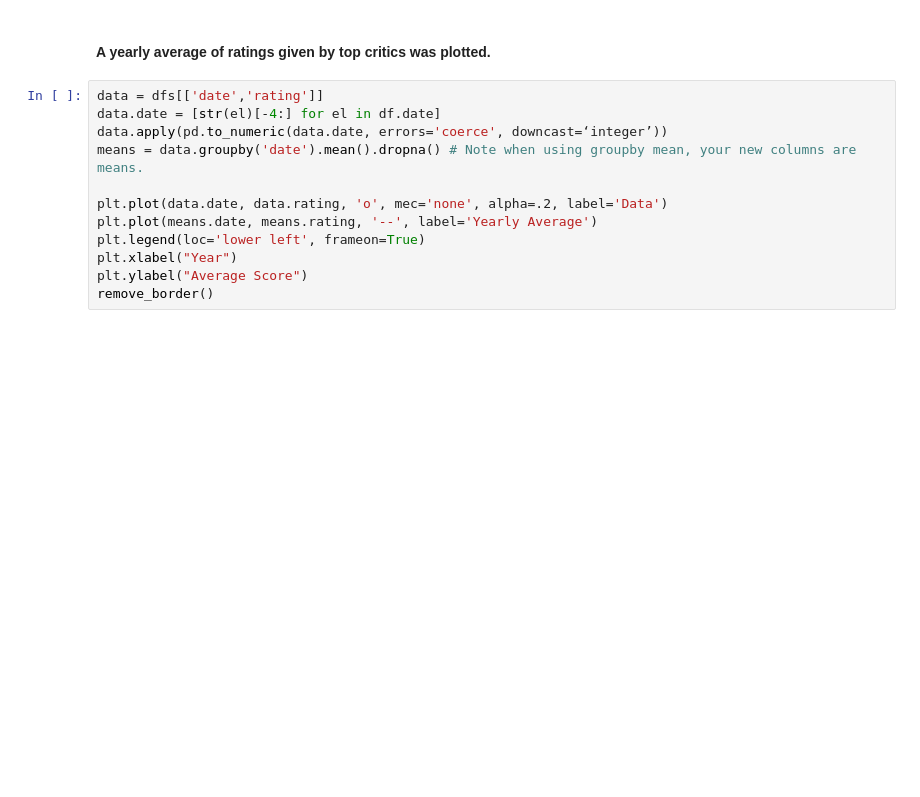
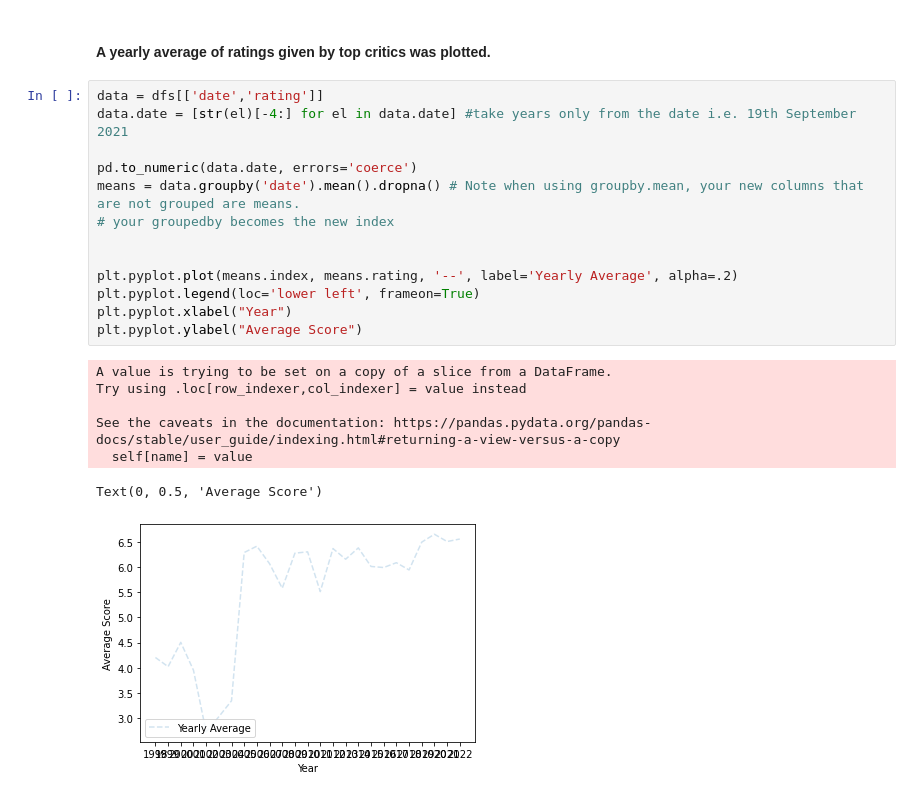
Before and after one commit to davidaristotle2012/Data_Science_Projects, a Jupyter notebook: IMDB_NaiveBayes/Data_Exploration.ipynb, the cells around one changed output. Cells and saved outputs as stored; diff of their text form; blank space fills up the shorter version.

```diff
--- a/IMDB_NaiveBayes/Data_Exploration.ipynb
+++ b/IMDB_NaiveBayes/Data_Exploration.ipynb
@@ -75,13 +151,22 @@ histo_details()
 #### A yearly average of ratings given by top critics was plotted.
 # %%
 data = dfs[['date','rating']]
-data.date = [str(el)[-4:] for el in df.date]
-data.apply(pd.to_numeric(data.date, errors='coerce', downcast=‘integer’))
-means = data.groupby('date').mean().dropna() # Note when using groupby mean, your new columns are means.
+data.date = [str(el)[-4:] for el in data.date] #take years only from the date i.e. 19th September 2021
 
-plt.plot(data.date, data.rating, 'o', mec='none', alpha=.2, label='Data')
-plt.plot(means.date, means.rating, '--', label='Yearly Average')
-plt.legend(loc='lower left', frameon=True)
-plt.xlabel("Year")
-plt.ylabel("Average Score")
-remove_border()
+pd.to_numeric(data.date, errors='coerce')
+means = data.groupby('date').mean().dropna() # Note when using groupby.mean, your new columns that are not grouped are means.
+# your groupedby becomes the new index
+
+
+plt.pyplot.plot(means.index, means.rating, '--', label='Yearly Average', alpha=.2)
+plt.pyplot.legend(loc='lower left', frameon=True)
+plt.pyplot.xlabel("Year")
+plt.pyplot.ylabel("Average Score")
+# %% [output]
+A value is trying to be set on a copy of a slice from a DataFrame.
+Try using .loc[row_indexer,col_indexer] = value instead
+
+See the caveats in the documentation: https://pandas.pydata.org/pandas-docs/stable/user_guide/indexing.html#returning-a-view-versus-a-copy
+  self[name] = value
+Text(0, 0.5, 'Average Score')
+[figure, added]
```
Also changed, not shown: parts of 12 cells of this notebook, 1 other file.
